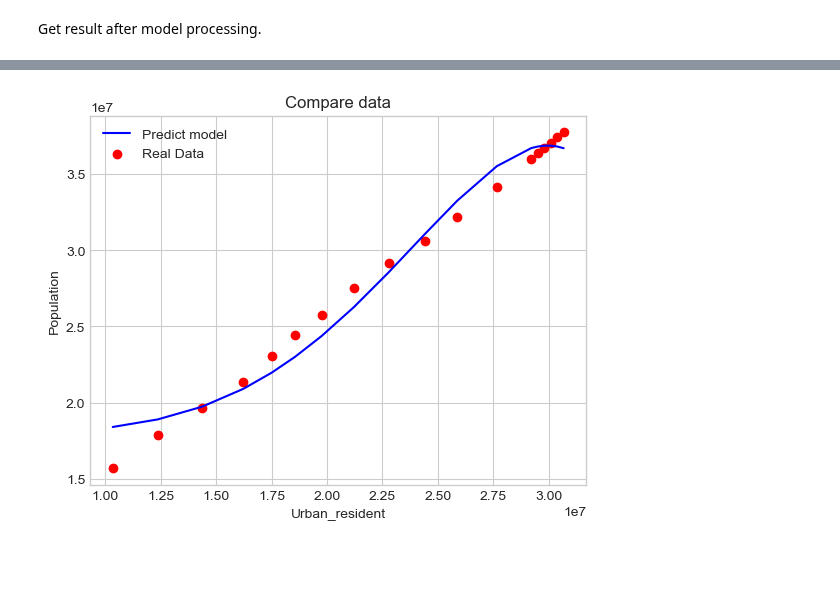
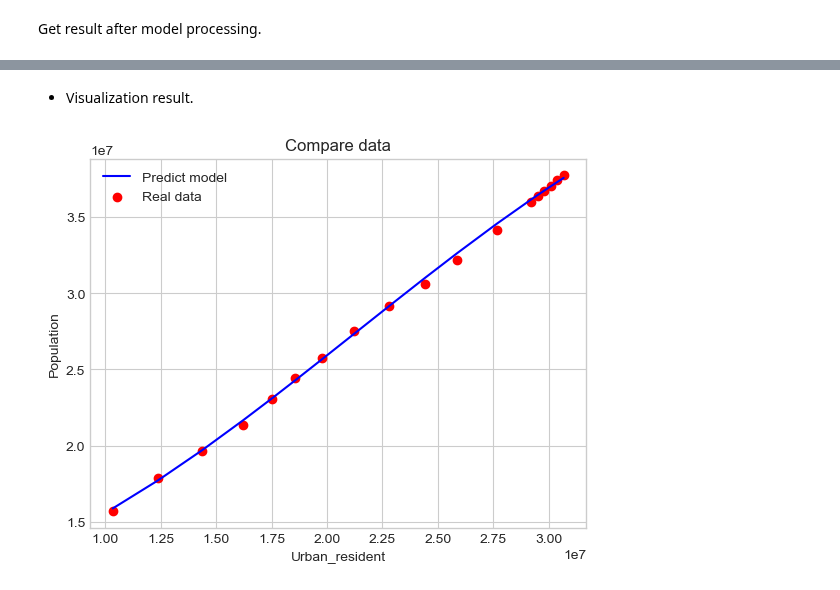
Before and after one commit to HoDangCao/Data-collection-and-population-analysis-of-Asia-and-North-America, a Jupyter notebook: broadcasting.ipynb, the cells around one changed output, grey strips where cells are left out. Drawn from its saved outputs; the diff is of its cells as text; code cells hidden in the pictures; blank space fills up the shorter version.

```diff
--- a/broadcasting.ipynb
+++ b/broadcasting.ipynb
@@ -870,13 +855,14 @@ def polyResgressionBuilt(data,result,bestDegree):
 - Visualize data for model.
 # %%
 def visualizeDataForPoly(X,y,yPreds,fieldPredict,fieldWantToPredict):
-    plt.scatter(X, y, color = 'red', label = 'Real Data' )
-    plt.plot(X, yPreds, color = 'blue', label = 'Predict model')
-    plt.title('Compare data')
-    plt.xlabel(fieldPredict)
-    plt.ylabel(fieldWantToPredict)
-    plt.legend()
-    plt.show()
+
+        plt.scatter(X, y, color = 'red', label = 'Real data' )
+        plt.plot(X, yPreds, color = 'blue', label = 'Predict model')
+        plt.title('Compare data')
+        plt.xlabel(fieldPredict)
+        plt.ylabel(fieldWantToPredict)
+        plt.legend()
+        plt.show()
 # %% [markdown]
 - Execute
 # %% [markdown]
@@ -890,4 +880,5 @@ Choose field that we want to predict.
 # %%
+countryWantToPredict = listCountry[1]
 fieldWantToPredict = listField[2]
-print(fieldWantToPredict)
+print(fieldWantToPredict + ' in ' + countryWantToPredict)
 # %% [output]
@@ -897,3 +888,3 @@ Get the best field for predicting.
 # %%
-bestFieldForPreds, minR, theta, bestDegree, data, result = findParameter(df,listCountry[1],listField,fieldWantToPredict)
-print(bestFieldForPreds)
+bestFieldForPreds, minAveScore, trainScore, theta, bestDegree, expandVector, data, result = findParameter(df,countryWantToPredict,
+listField,fieldWantToPredict)
@@ -902,4 +891,4 @@ Urban_resident
 # %% [markdown]
 Get result after model processing.
 # %%
-X, y, yPreds = polyResgressionBuilt(data,result,bestDegree)
+X, y1, y1Preds, evaluation = polyResgressionBuilt(data,result,expandVector)
@@ -910,4 +909,6 @@ Visualization result.
+# %% [markdown]
+- Visualization result.
 # %%
-visualizeDataForPoly(X,y,yPreds,bestFieldForPreds,fieldWantToPredict)
+visualizeDataForPoly(X,y1,y1Preds,bestFieldForPreds,fieldWantToPredict)
 # %% [output]
-[figure, old version]
+[figure, new version]
```
Also changed, not shown: parts of 54 cells of this notebook.
